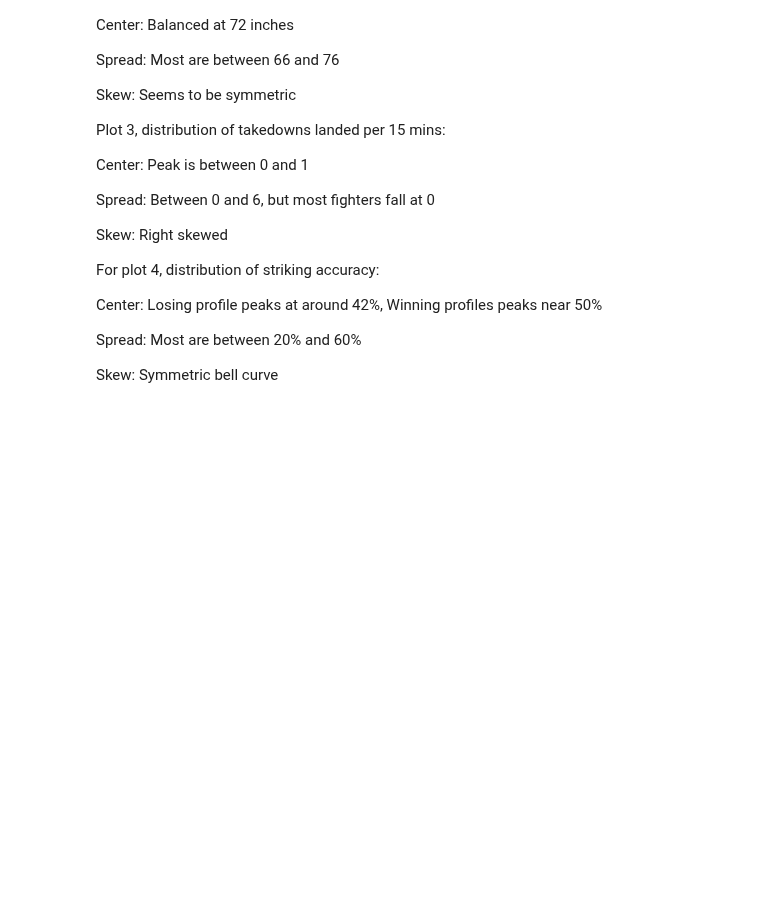
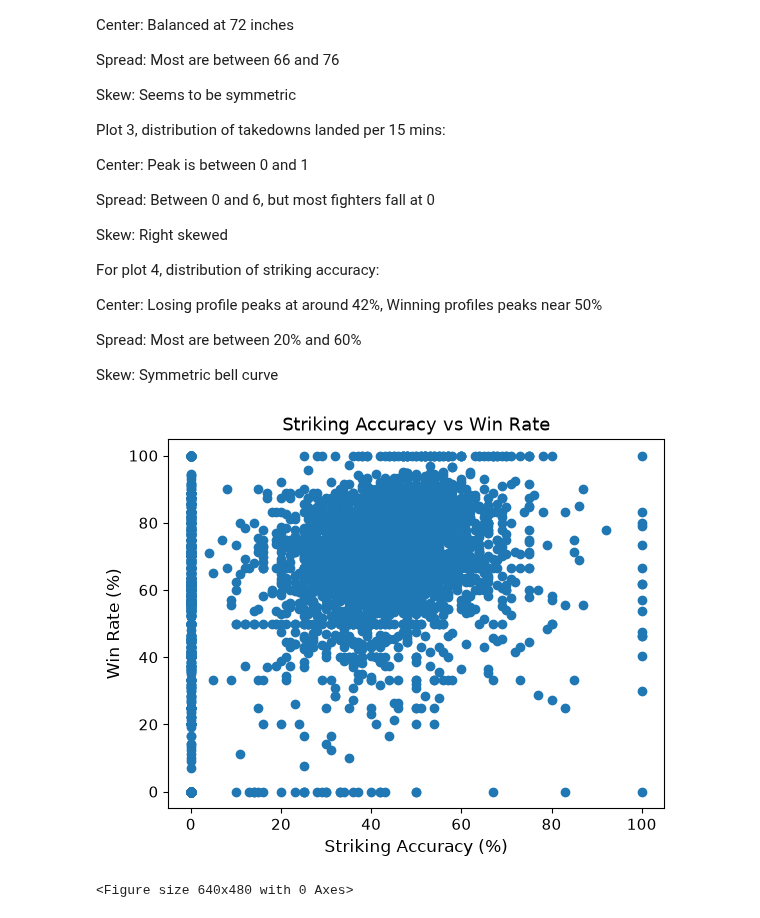
Before and after one commit to Tpate33/cs418-ufc-fight-analysis, a Jupyter notebook: eda.ipynb, the cells around one changed output. Cells and saved outputs as stored; diff of their text form; code cells hidden in the pictures; blank space fills up the shorter version.

```diff
--- a/eda.ipynb
+++ b/eda.ipynb
@@ -172,3 +172,26 @@ Center: Losing profile peaks at around 42%, Winning profiles peaks near 50%
 Spread: Most are between 20% and 60%
 
 Skew: Symmetric bell curve
+# %%
+import matplotlib.pyplot as plt
+import polars as pl
+
+plt.scatter(df["str_acc"], df["win_rate"])
+plt.xlabel("Striking Accuracy (%)")
+plt.ylabel("Win Rate (%)")
+plt.title("Striking Accuracy vs Win Rate")
+plt.show()
+# %% [output]
+[figure, added]
+# %%
+rel_axes[2].plot(timeline_df["fight_year"].to_list(), timeline_df["decision_pct"].to_list(), color="black", marker="o", linewidth=2, label="Decision Rate")
+rel_axes[2].set_title("Evolution of Fight Outcomes Over Time")
+rel_axes[2].set_xlabel("Year of Event")
+rel_axes[2].set_ylabel("Fights Ending in Decisions (%)")
+rel_axes[2].grid(True, linestyle=":", alpha=0.6)
+rel_axes[2].legend()
+
+plt.tight_layout()
+plt.show()
+# %% [output]
+<Figure size 640x480 with 0 Axes>
```
Also changed, not shown: parts of 6 cells of this notebook, 1 other file.
